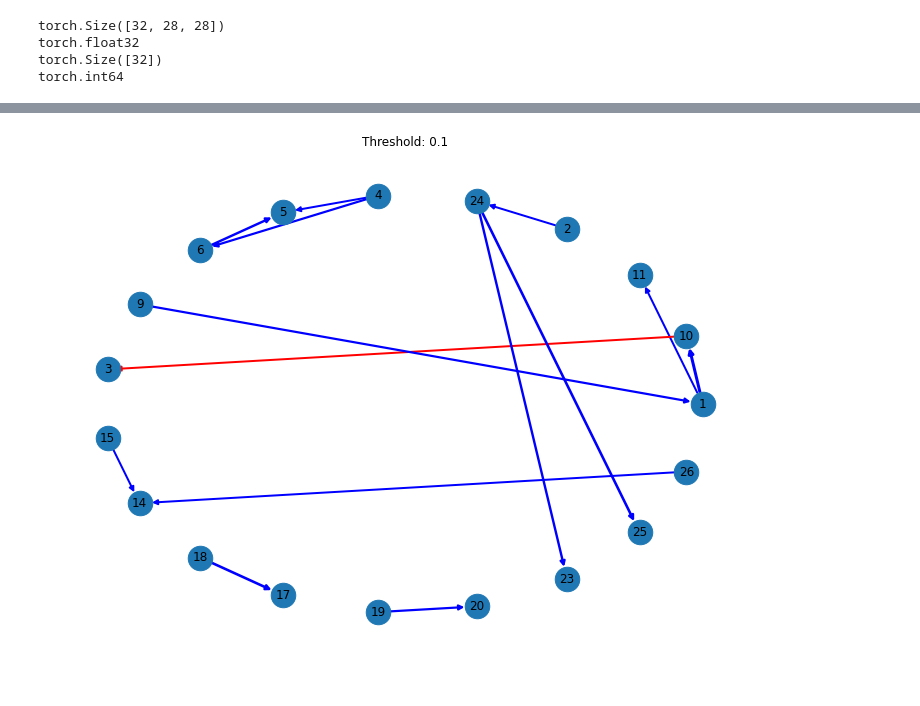
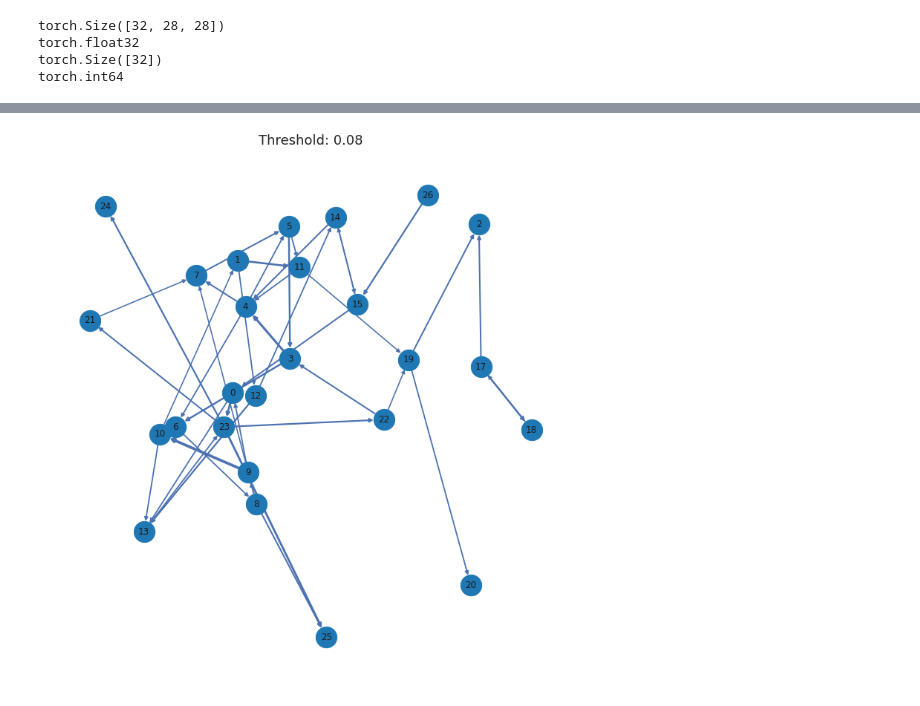
Before and after one commit to amar-enkhbat/thesis-2022, a Jupyter notebook: train_on_mnist.ipynb, the cells around one changed output, grey strips where cells are left out. Drawn from its saved outputs; the diff is of its cells as text; code cells hidden in the pictures.

Commit message:
add kernel test, run on mnist

```diff
--- a/train_on_mnist.ipynb
+++ b/train_on_mnist.ipynb
@@ -71,7 +71,7 @@ time_now = datetime.now().strftime('%Y-%m-%d-%H-%M')
 results_path = os.path.join('output', time_now, model_name, dataset_name, str(random_seed))
 os.makedirs(results_path, exist_ok=True)
 
-model = GCNAuto(in_features=28, n_nodes=28, num_classes=10, hidden_sizes=[256, 512, 256], dropout_p=0.2, device=device)
+model = GCNAuto(kernel_type='b', in_features=28, n_nodes=28, num_classes=10, hidden_sizes=[256, 512, 256], dropout_p=0.2, device=device)
 
 dataset_sizes = {'train': len(train_dataloader), 'val': len(test_dataloader), 'test': len(test_dataloader)}
 dataloaders = {'train': train_dataloader, 'val': test_dataloader, 'test': test_dataloader}
@@ -87,7 +87,7 @@ criterion = torch.nn.CrossEntropyLoss()
 optimizer = torch.optim.Adam(model.parameters(), lr=0.001)
 scheduler = torch.optim.lr_scheduler.StepLR(optimizer, step_size=20, gamma=0.9)
 
-model, history = train_model_2(model, optimizer, scheduler, criterion, train_dataloader, test_dataloader, 100, random_seed, device)
+model, history = train_model_2(model, optimizer, scheduler, criterion, train_dataloader, test_dataloader, 100, random_seed, device, verbose=True)
 # %% [output]
 train() called: model=GCNAuto, opt=Adam(lr=0.001000), epochs=100, device=cuda
 
@@ -109,5 +110,12 @@ Time per epoch:  6.90 sec
 import seaborn as sns
 
 adj = model.adj.cpu().detach().numpy()
-sns.heatmap(adj)
+plt.figure(figsize=(10, 7))
+sns.set(font_scale=1.5)
+sns.heatmap(adj, fmt='g')
+plt.ylabel('True')
+plt.xlabel('Pred')
+plt.tight_layout()
+plt.savefig('images/autogcn_mnist_adj.png')
+plt.show()
 # %% [output]
@@ -139,18 +146,20 @@ def plot_adj_as_graph(adj_mat, threshold, show_edge_labels):
     edges = G.edges()
     colors = [G[u][v]['color'] for u,v in edges]
     weights = [G[u][v]['weight']*20 for u,v in edges]
-    pos = nx.circular_layout(G)
+    # pos = nx.circular_layout(G)
+    pos = nx.spring_layout(G, k=0.3)
     edge_labels = nx.get_edge_attributes(G,'weight')
 
-    plt.figure(figsize=(10, 7))
+    plt.figure(figsize=(10, 10))
 
-    nx.draw(G, pos=pos, with_labels=True, node_size=600, edge_color=colors, width=weights)
+    nx.draw(G, pos=pos, with_labels=True, node_size=800, edge_color=colors, width=weights)
     if show_edge_labels:
         nx.draw_networkx_edge_labels(G, pos, edge_labels=edge_labels)
     plt.title(f'Threshold: {threshold}')
+    plt.savefig('./images/autogcn_ec1_mnist.png')
     plt.show()
     return G
 # %%
-G = plot_adj_as_graph(adj, 0.1, show_edge_labels=False)
+G = plot_adj_as_graph(adj, 0.08, show_edge_labels=False)
 # %% [output]
-[figure, old version]
+[figure, new version]
```
Also changed, not shown: parts of 3 cells of this notebook, 7 other files.
